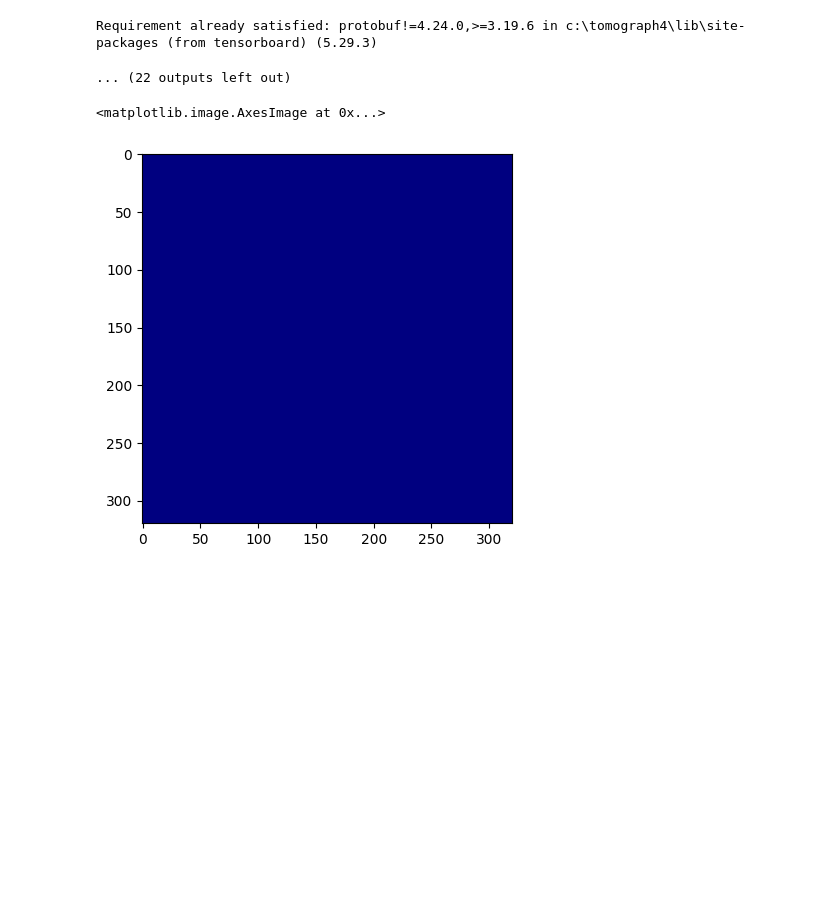
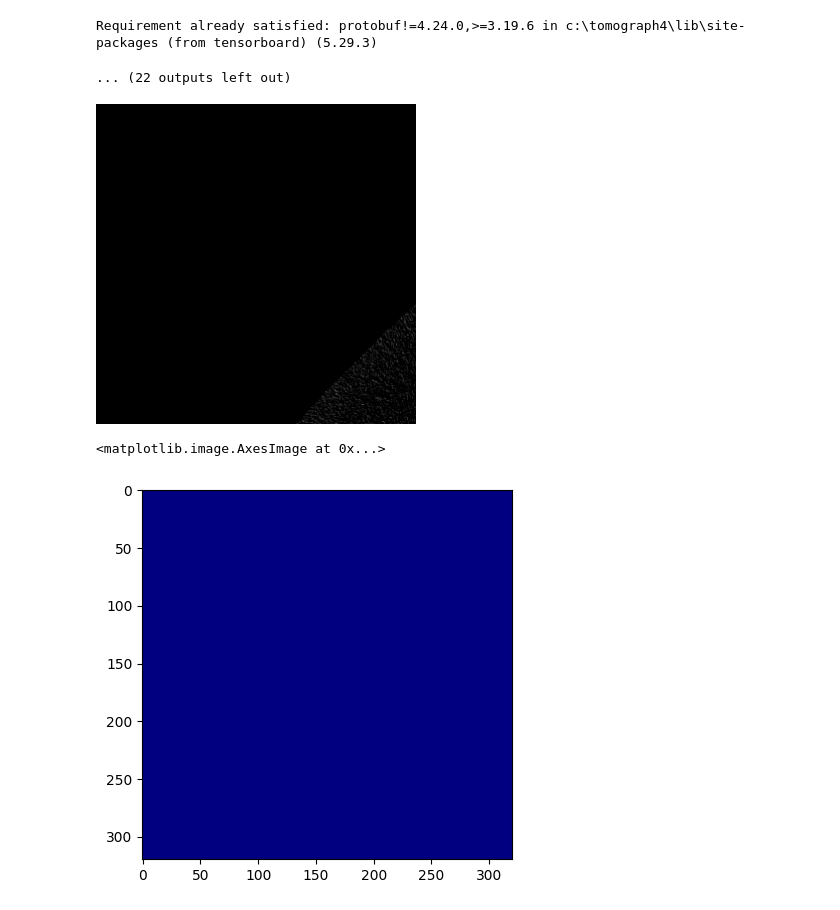
Before and after one commit to Ruslan1541/CAUSE_tomo, a Jupyter notebook: test.ipynb, the cells around one changed output. Drawn from its saved outputs; the diff is of its cells as text; code cells hidden in the pictures; blank space fills up the shorter version.

```diff
--- a/test.ipynb
+++ b/test.ipynb
@@ -41,3 +43,7 @@ for file_type in file_types:
+# %%
+Image.fromarray(patches['imgs'][0].astype(np.uint8))
+# %% [output]
+[figure, added]
 # %%
 patch_array = patches['crfs']
 step = int(320 * 0.8)
```
Also changed, not shown: parts of 2 cells of this notebook, 56 other files.
